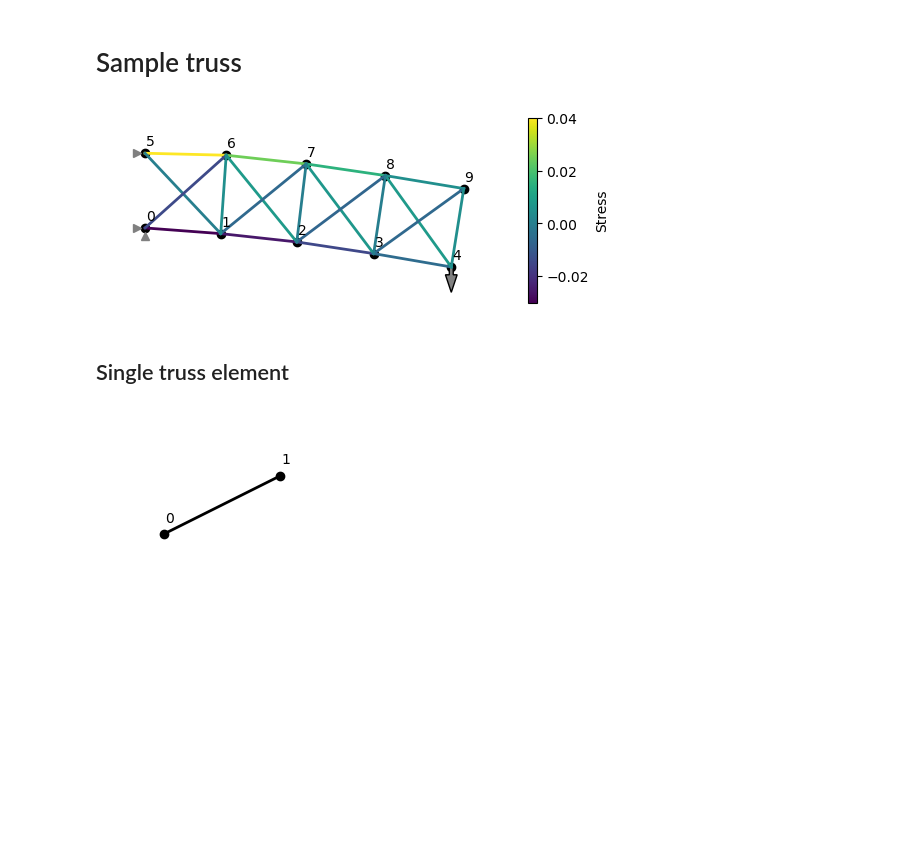
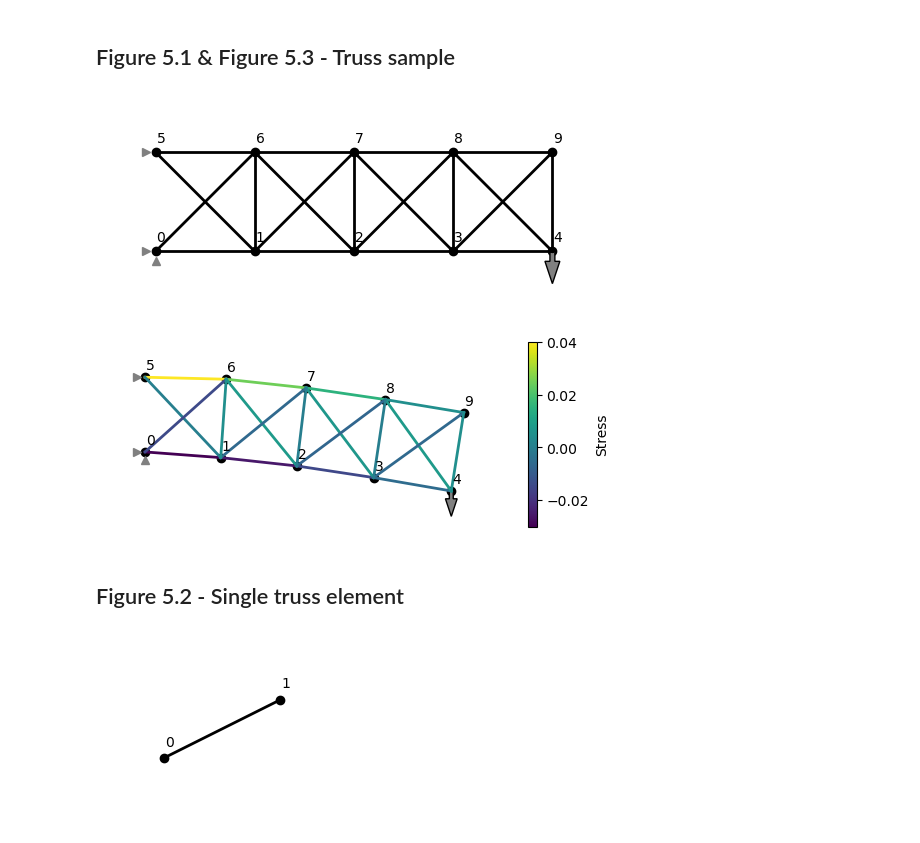
Before and after one commit to meyer-nils/structural_optimization, a Jupyter notebook: notebooks/lecture_05_truss.ipynb, the cells around one changed output. Saved outputs shown, nothing was run; the diff lists cells and outputs as text; code cells hidden in the pictures; blank space fills up the shorter version.

```diff
--- a/notebooks/lecture_05_truss.ipynb
+++ b/notebooks/lecture_05_truss.ipynb
@@ -7,8 +7,8 @@ import matplotlib.pyplot as plt
 from simple_truss import Truss
 
 torch.set_default_dtype(torch.double)
-# %% [markdown]
-# Sample truss
+# %% [markdown]
+## Figure 5.1 & Figure 5.3 -  Truss sample
 # %%
 n1 = torch.linspace(0.0, 4.0, 5)
 n2 = torch.linspace(0.0, 1.0, 2)
@@ -25,36 +25,40 @@ elements = [
     [7, 8],
     [8, 9],
     [1, 5],
     [0, 6],
     [2, 6],
     [1, 7],
     [3, 7],
     [2, 8],
     [4, 8],
     [3, 9],
     [1, 6],
     [2, 7],
     [3, 8],
     [4, 9],
 ]
 
 forces = torch.zeros_like(nodes)
 forces[4, 1] = -0.1
 constraints = torch.zeros_like(nodes, dtype=bool)
 constraints[0, 0] = True
 constraints[0, 1] = True
 constraints[5, 0] = True
 areas = 10 * torch.ones((len(elements)))
 
 truss_sample = Truss(nodes, elements, forces, constraints, areas, E=1.0)
 u, f, sigma = truss_sample.solve()
+truss_sample.plot()
+plt.savefig("../figures/truss_sample.pdf", bbox_inches="tight")
+plt.show()
 truss_sample.plot(u=u, sigma=sigma)
 plt.savefig("../figures/truss_sample_solved.pdf", bbox_inches="tight")
 plt.show()
 # %% [output]
-[figure, old version]
+[figure, new version]
+[figure, added]
 # %% [markdown]
-## Single truss element
+## Figure 5.2 - Single truss element
 # %%
 nodes = torch.tensor([[0.0, 0.0], [1.0, 0.5]])
 elements = torch.tensor([[0, 1]])
```
Also changed, not shown: parts of 2 cells of this notebook.
